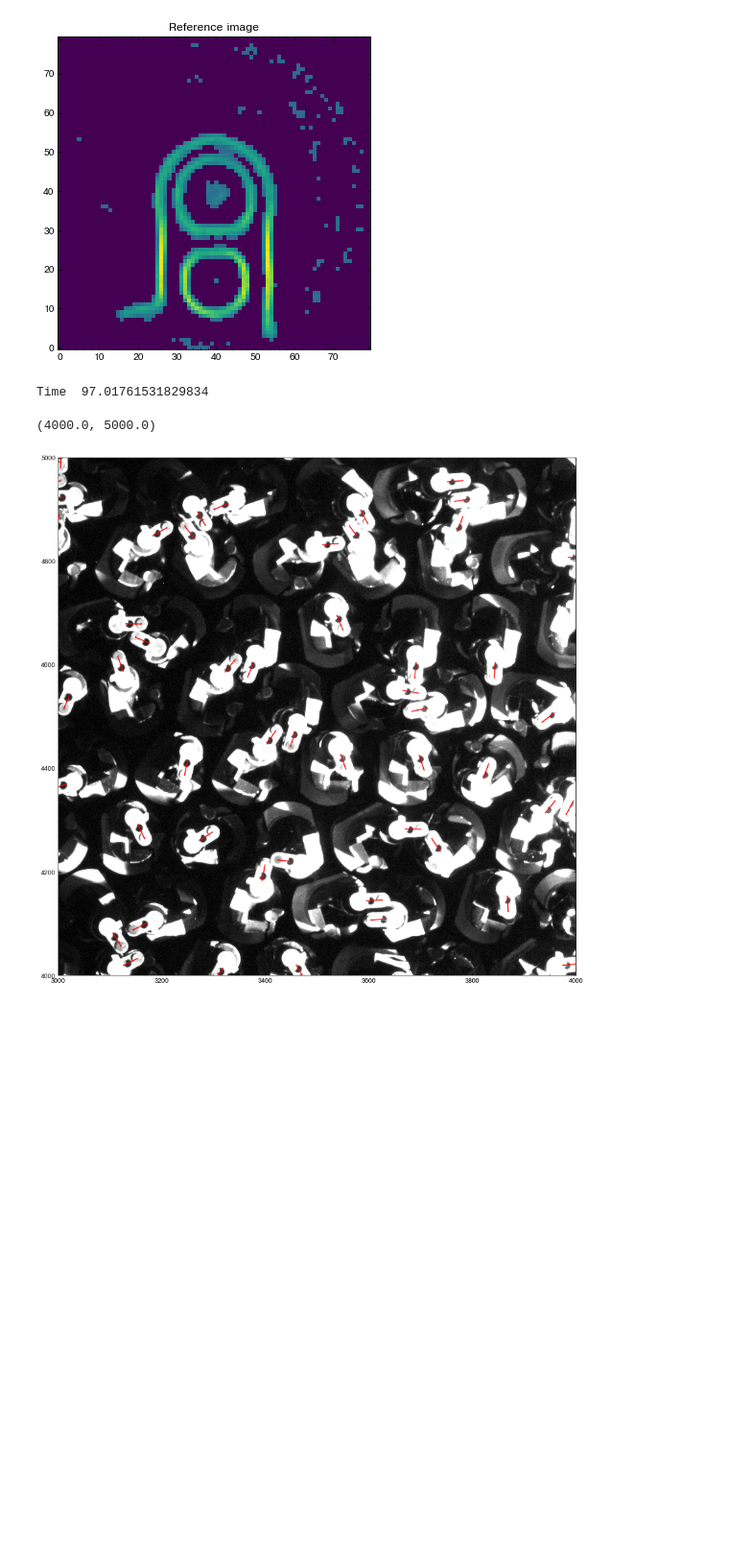
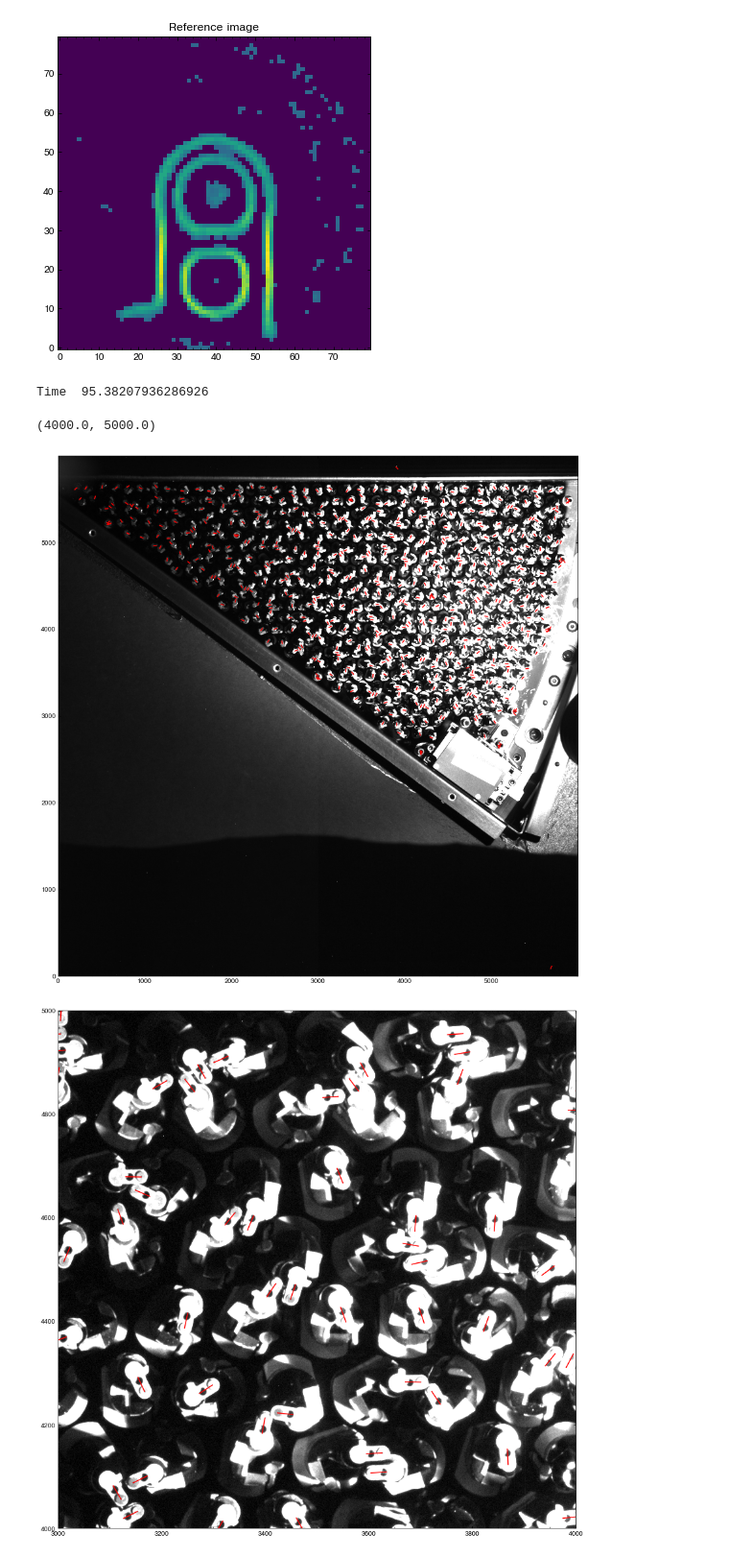
Before and after one commit to segasai/desi_fiber_location, a Jupyter notebook: fiber locator.ipynb, the cells around one changed output. Shown at 96% size. Drawn from its saved outputs; the diff is of its cells as text; code cells hidden in the pictures; blank space fills up the shorter version.

```diff
--- a/fiber locator.ipynb
+++ b/fiber locator.ipynb
@@ -14,10 +14,10 @@ def norm(x):
     std = np.median(np.abs(x - med))
     return (x - med) / std
 # %%
-def find_angle(ima, ref):
+def find_angle(ima, ref, ang_step=1):
     # find the best orientation
+    # ang_step in degrees; The smaller the step the slower the code.
     imas = []
-    ang_step = 1
     angles = np.arange(0, 360, ang_step)
     for i in angles:
         imas.append(rotate(ima * 1., i))
@@ -30,16 +30,17 @@ def find_angle(ima, ref):
 def perc(X, per):
     return scipy.stats.scoreatpercentile(X, per)
 # %%
-def doit(fname_front, fname_back, ref_fname='temp2.fits', doplot=False):
+def doit(fname_front, fname_back, ref_fname='temp2.fits', ang_step=1, doplot=False):
     # process the front/back iluminated images
+    # ang_step step in degrees; The smaller the step the slower the code.
     D = pyfits.getdata(fname_front)
     dat = pyfits.getdata(fname_back)
     dat = dat - np.median(dat)
     thresh = 120  # threshold for detecting fibers
     det = sep.extract(dat, thresh)
     cans = []
-    peakv = 10000  # minimum value of the peak
-    pad = 40  # padding around the fiber
+    peakv = 10000  # minimum value of the peak corresponding to illuminated fiber
+    pad = 40  # padding around the fiber to analyze
 
     ref = pyfits.getdata(ref_fname)
     det = atpy.Table(det)
@@ -53,7 +54,7 @@ def doit(fname_front, fname_back, ref_fname='temp2.fits', doplot=False):
         curD = norm(curD)
         can = canny(curD, sigma=2)
         # cans.append(rotate(can*1.,find_angle(can,ref)))
-        angle = np.deg2rad(find_angle(can, ref) - 90)
+        angle = np.deg2rad(find_angle(can, ref, ang_step=ang_step) - 90)
         det['angle'][curi] = angle
 
         if doplot:
@@ -68,9 +69,7 @@ def doit(fname_front, fname_back, ref_fname='temp2.fits', doplot=False):
             plt.imshow(curd, vmax=perc(curd, .99))
             plt.subplot(133)
             plt.imshow(can)
-    # plt.pause(.1)
-    # pdf.savefig()
-    # pdf.close()
+    det = det[np.isfinite(det['angle'])]
     return det
 # %%
 fronti = 'fvc.20200625122049.fits'
@@ -85,18 +84,25 @@ Text(0.5, 1.0, 'Reference image')
 [figure]
 # %%
 t1 = time.time()
-dets = doit(fronti, backi, ref_fname=ref_fname)  # run the detection
+dets = doit(fronti, backi, ref_fname=ref_fname, ang_step=1)  # run the detection
 print('Time ', time.time() - t1)
-dets.write('detections.fits', overwrite=True)
+dets.write('detections.fits', overwrite=True) # write the table with positions and angles
 # %% [output]
-Time  97.01761531829834
+Time  95.38207936286926
 # %%
-plt.figure(figsize=(15,15))
-plt.imshow(pyfits.getdata(fronti),cmap='gray',vmax=3000,vmin=2000)
-for x,y,ang in zip(dets['x'],dets['y'],dets['angle']):
-    plt.plot(x+np.r_[0,30]*np.cos(ang),y+np.r_[0,30]*np.sin(ang),color='red')
+plt.figure(figsize=(15, 15))
+plt.imshow(pyfits.getdata(fronti), cmap='gray', vmax=3000, vmin=2000)
+for x, y, ang in zip(dets['x'], dets['y'], dets['angle']):
+    plt.plot(x+np.r_[0, 30]*np.cos(ang), y +
+             np.r_[0, 30]*np.sin(ang), color='red')
+plt.figure(figsize=(15, 15))
+plt.imshow(pyfits.getdata(fronti), cmap='gray', vmax=3000, vmin=2000)
+for x, y, ang in zip(dets['x'], dets['y'], dets['angle']):
+    plt.plot(x+np.r_[0, 30]*np.cos(ang), y +
+             np.r_[0, 30]*np.sin(ang), color='red')
 plt.xlim(3000, 4000)
 plt.ylim(4000, 5000)
 # %% [output]
 (4000.0, 5000.0)
-[figure, old version]
+[figure, new version]
+[figure, added]
```
Also changed, not shown: 1 other file.
